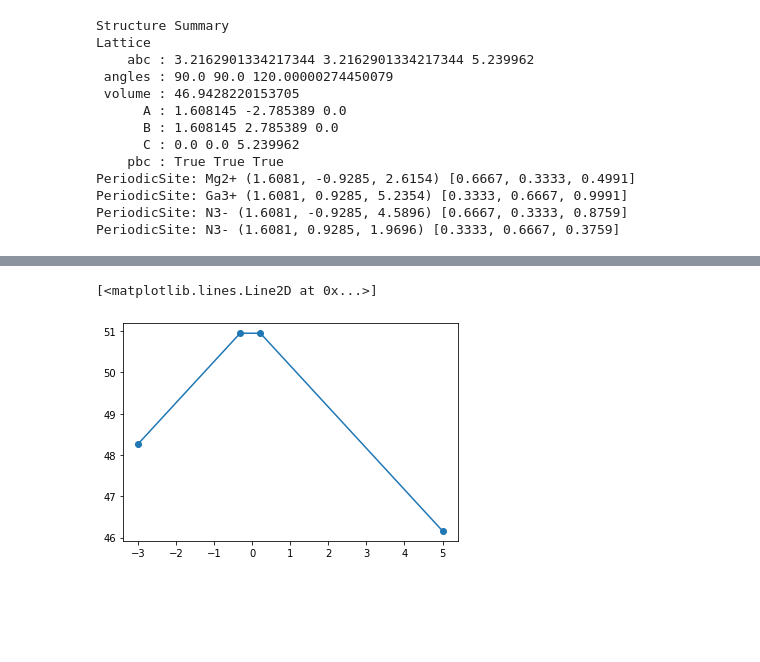
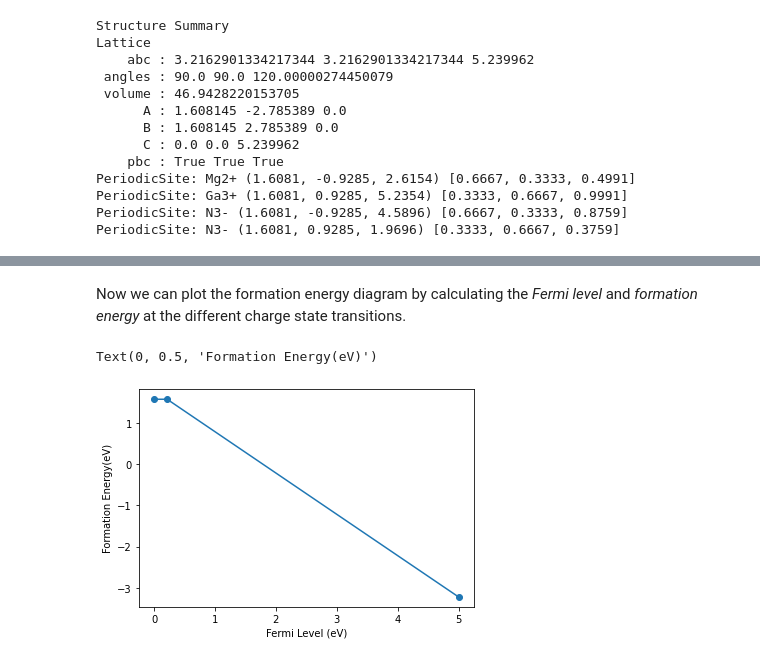
Before and after one commit to materialsproject/pymatgen-analysis-defects, a Jupyter notebook: tutorials/1-quickstart.ipynb, the cells around one changed output, grey strips where cells are left out. Drawn from its saved outputs; the diff is of its cells as text; code cells hidden in the pictures; blank space fills up the shorter version.

```diff
--- a/tutorials/1-quickstart.ipynb
+++ b/tutorials/1-quickstart.ipynb
@@ -71,5 +87,5 @@ fed = FormationEnergyDiagram.with_directories(
     directory_map = {"bulk" : sc_dir / "bulk_sc", 0 : sc_dir / "q=0", -1: sc_dir / "q=-1", 1 : sc_dir / "q=1"},
     defect = mg_ga,
     pd_entries = ents,
-    dielectric=10
+    dielectric=10,
 )
@@ -76,8 +112,12 @@ fed = FormationEnergyDiagram.with_directories(
+# %% [markdown]
+Now we can plot the formation energy diagram by calculating the _Fermi level_ and _formation energy_ at the different charge state transitions.
 # %%
 from matplotlib import pyplot as plt
 import numpy as np
-ts = np.array(fed.get_transitions(fed.chempot_limits[-1], x_min=-3, x_max=5))
+ts = np.array(fed.get_transitions(fed.chempot_limits[1], x_max=5))
 plt.plot(ts[:,0], ts[:,1], "-o")
+plt.xlabel("Fermi Level (eV)")
+plt.ylabel("Formation Energy(eV)")
 # %% [output]
-[<matplotlib.lines.Line2D at 0x...>]
+Text(0, 0.5, 'Formation Energy(eV)')
-[figure, old version]
+[figure, new version]
```
Also changed, not shown: parts of 4 cells of this notebook.
